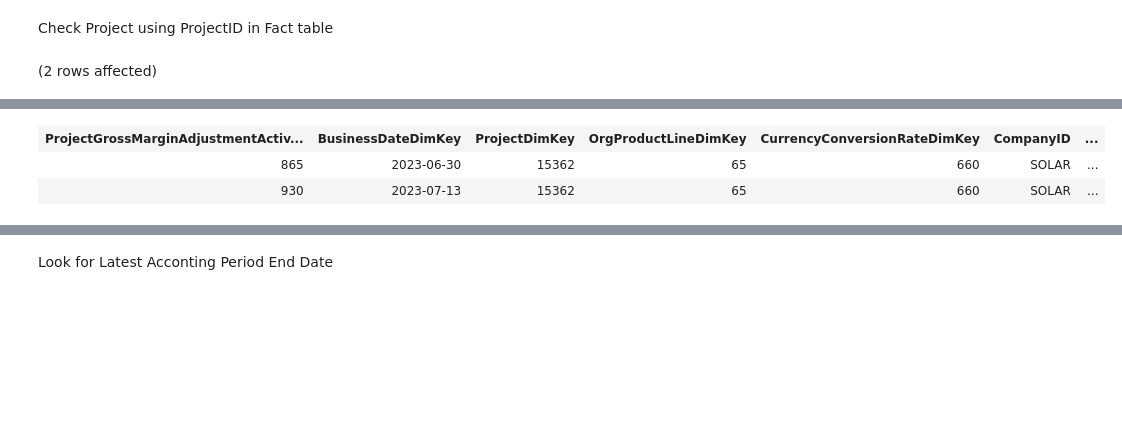
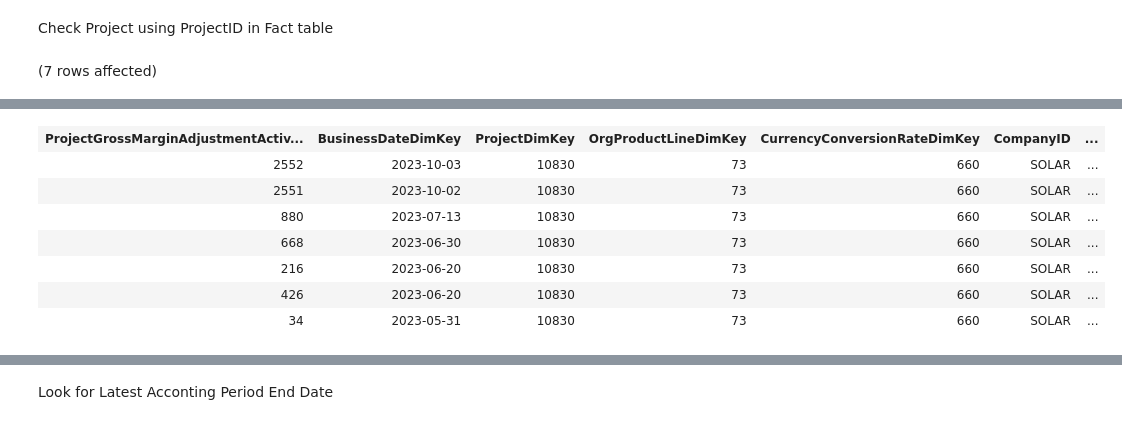
Before and after one commit to mdelisio/SQL-Scripts, a Jupyter notebook: Accrual Stuff/Accrual Update Scripts.ipynb, the cells around one changed output, grey strips where cells are left out. Saved outputs shown, nothing was run; the diff lists cells and outputs as text; code cells hidden in the pictures; blank space fills up the shorter version.

```diff
--- a/Accrual Stuff/Accrual Update Scripts.ipynb
+++ b/Accrual Stuff/Accrual Update Scripts.ipynb
@@ -75,6 +75,7 @@ FROM dw.ProjectGrossMarginAdjustmentActivityFact pgmaaf
 INNER JOIN edw.ProjectDim pd
     ON pgmaaf.ProjectDimKey = pd.ProjectDimKey
 WHERE pd.CompanyID = 'Solar'
-AND pd.ProjectID = '2336006'
+AND pd.ProjectID = '2087293'
+Order by BusinessDateDimKey Desc
 # %% [output]
-(2 rows affected)
+(7 rows affected)
@@ -82,3 +83,8 @@ Total execution time: 00:00:00.101
 | ProjectGrossMarginAdjustmentActiv... | BusinessDateDimKey | ProjectDimKey | OrgProductLineDimKey | CurrencyConversionRateDimKey | CompanyID | ... |
-| 865 | 2023-06-30 | 15362 | 65 | 660 | SOLAR | ... |
-| 930 | 2023-07-13 | 15362 | 65 | 660 | SOLAR | ... |
+| 2552 | 2023-10-03 | 10830 | 73 | 660 | SOLAR | ... |
+| 2551 | 2023-10-02 | 10830 | 73 | 660 | SOLAR | ... |
+| 880 | 2023-07-13 | 10830 | 73 | 660 | SOLAR | ... |
+| 668 | 2023-06-30 | 10830 | 73 | 660 | SOLAR | ... |
+| 216 | 2023-06-20 | 10830 | 73 | 660 | SOLAR | ... |
+| 426 | 2023-06-20 | 10830 | 73 | 660 | SOLAR | ... |
+| 34 | 2023-05-31 | 10830 | 73 | 660 | SOLAR | ... |
```
Also changed, not shown: parts of 7 cells of this notebook, 1 other file.
